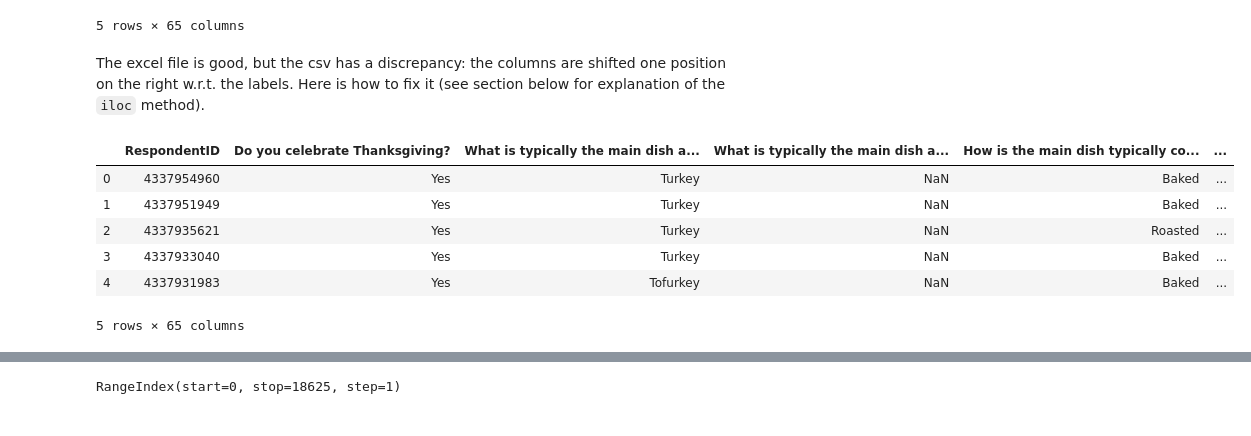
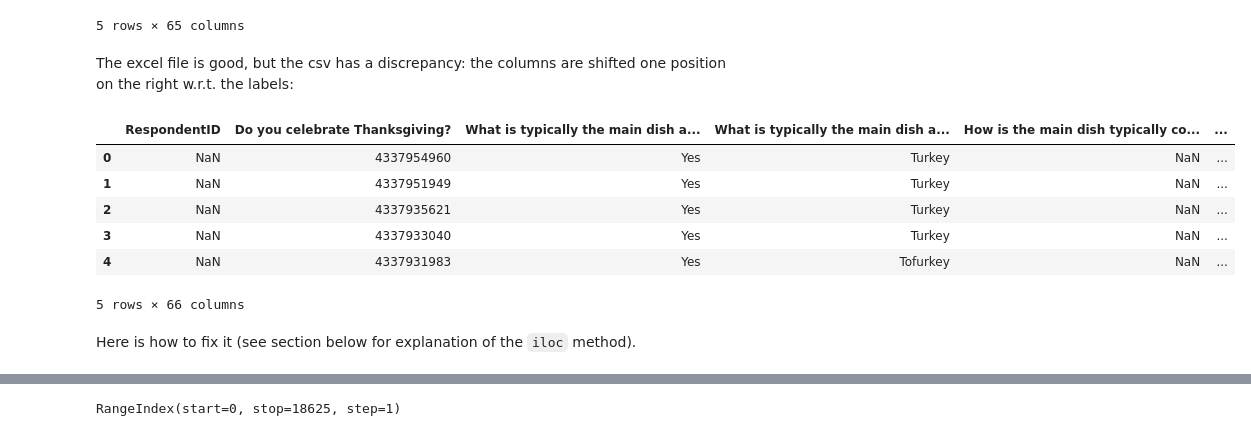
Before and after one commit to drpOpZ/statistical-machine-learning, a Jupyter notebook: notebooks/pandas and scikitlearn/notebooks/Pandas Tutorial.ipynb, the cells around one changed output, grey strips where cells are left out. Cells and saved outputs as stored; diff of their text form; code cells hidden in the pictures.

```diff
--- a/notebooks/pandas and scikitlearn/notebooks/Pandas Tutorial.ipynb
+++ b/notebooks/pandas and scikitlearn/notebooks/Pandas Tutorial.ipynb
@@ -55,18 +55,17 @@ thanks.head()
 | 4 | 4337931983 | Yes | Tofurkey | NaN | Baked | ... |
 5 rows × 65 columns
 # %% [markdown]
-The excel file is good, but the csv has a discrepancy: the columns are shifted one position on the right w.r.t. the labels. Here is how to fix it (see section below for explanation of the `iloc` method).
+The excel file is good, but the csv has a discrepancy: the columns are shifted one position on the right w.r.t. the labels:
 # %%
 thanks_bad = pd.read_csv(os.path.join("..", "data", 'thanksgiving_data.csv'))
-col = thanks_bad.columns
-thanks = thanks_bad.iloc[:,1:]
-thanks.columns = col[0:-1]
-thanks.head()
+thanks_bad.head()
 # %% [output]
 |  | RespondentID | Do you celebrate Thanksgiving? | What is typically the main dish a... | What is typically the main dish a... | How is the main dish typically co... | ... |
-| 0 | 4337954960 | Yes | Turkey | NaN | Baked | ... |
-| 1 | 4337951949 | Yes | Turkey | NaN | Baked | ... |
-| 2 | 4337935621 | Yes | Turkey | NaN | Roasted | ... |
-| 3 | 4337933040 | Yes | Turkey | NaN | Baked | ... |
-| 4 | 4337931983 | Yes | Tofurkey | NaN | Baked | ... |
+| 0 | NaN | 4337954960 | Yes | Turkey | NaN | ... |
+| 1 | NaN | 4337951949 | Yes | Turkey | NaN | ... |
+| 2 | NaN | 4337935621 | Yes | Turkey | NaN | ... |
+| 3 | NaN | 4337933040 | Yes | Turkey | NaN | ... |
+| 4 | NaN | 4337931983 | Yes | Tofurkey | NaN | ... |
-5 rows × 65 columns
+5 rows × 66 columns
+# %% [markdown]
+Here is how to fix it (see section below for explanation of the `iloc` method).
```
Also changed, not shown: parts of 50 cells of this notebook, 2 other files.
